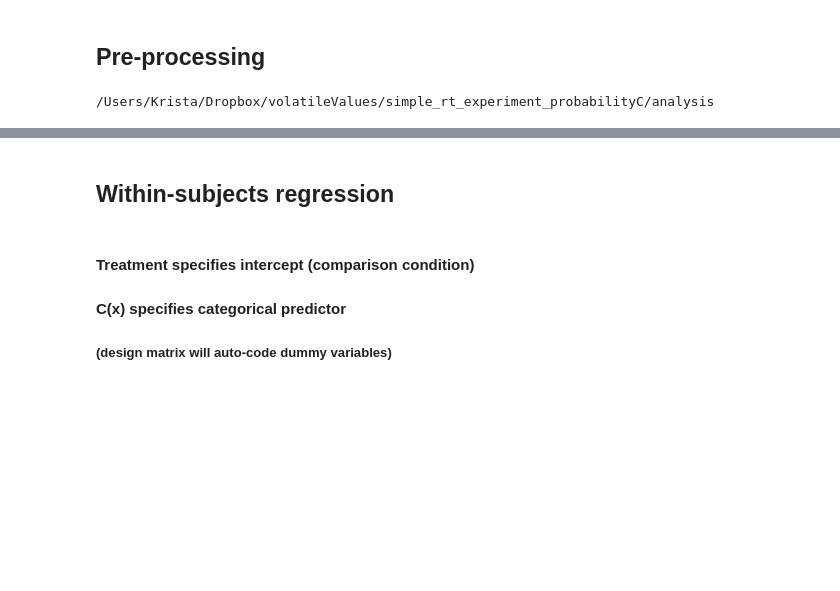
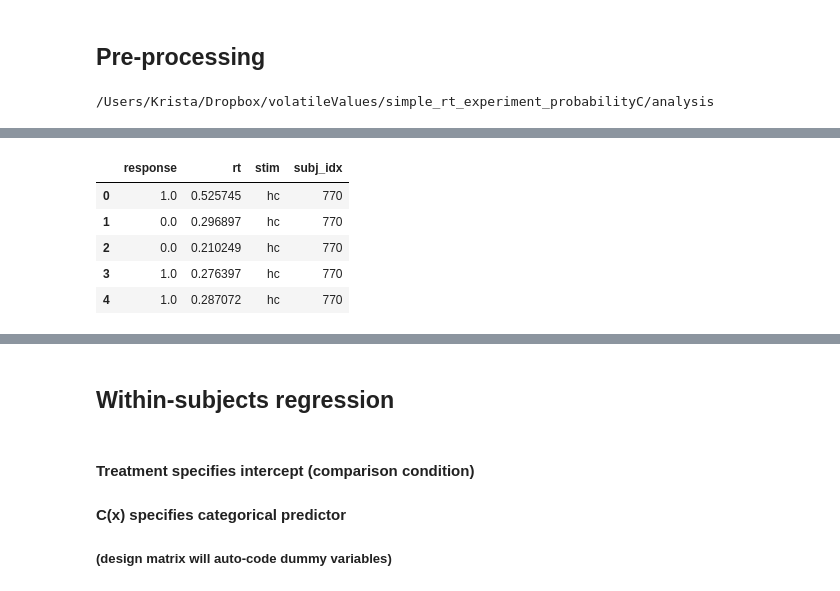
Before and after one commit to kalexandriabond/loki_0, a Jupyter notebook: simple_rt_experiment_probabilityC/analysis/hddm_regression.ipynb, the cells around one changed output, grey strips where cells are left out. Cells and saved outputs as stored; diff of their text form; code cells hidden in the pictures; blank space fills up the shorter version.

```diff
--- a/simple_rt_experiment_probabilityC/analysis/hddm_regression.ipynb
+++ b/simple_rt_experiment_probabilityC/analysis/hddm_regression.ipynb
@@ -31,2 +36,13 @@ data.head(10)
+# %%
+data.columns = data.columns.str.strip()
+data['stim'] = data['stim'].str.strip()
+data.head()
+# %% [output]
+|  | response | rt | stim | subj_idx |
+| 0 | 1.0 | 0.525745 | hc | 770 |
+| 1 | 0.0 | 0.296897 | hc | 770 |
+| 2 | 0.0 | 0.210249 | hc | 770 |
+| 3 | 1.0 | 0.276397 | hc | 770 |
+| 4 | 1.0 | 0.287072 | hc | 770 |
 # %%
 data = hddm.utils.flip_errors(data)
```
Also changed, not shown: parts of 32 cells of this notebook, 24 other files.
